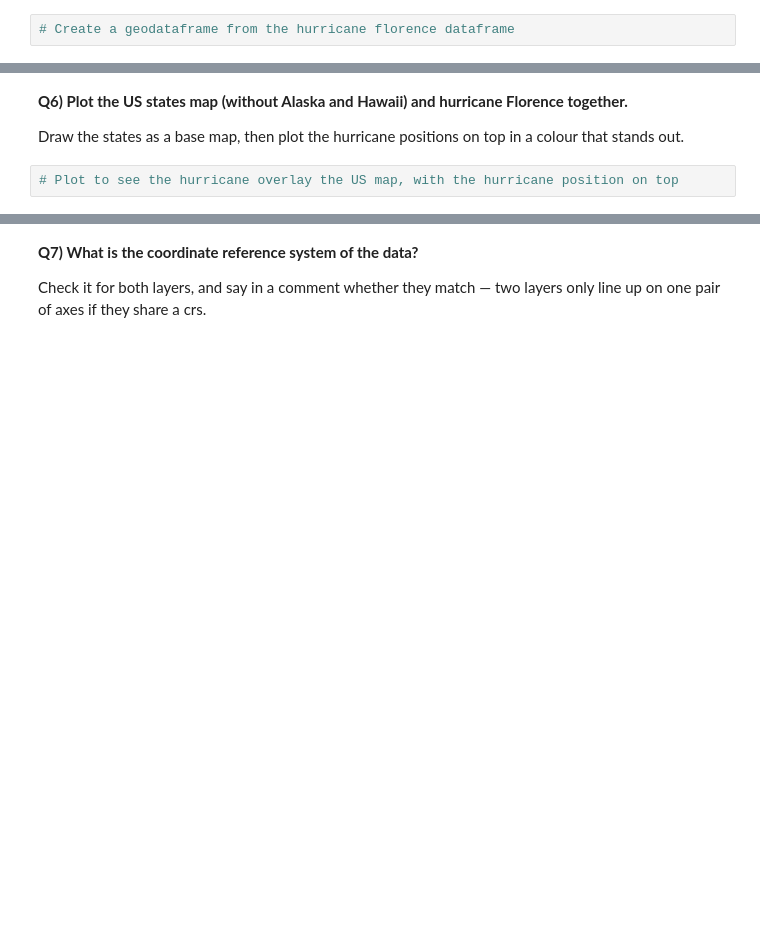
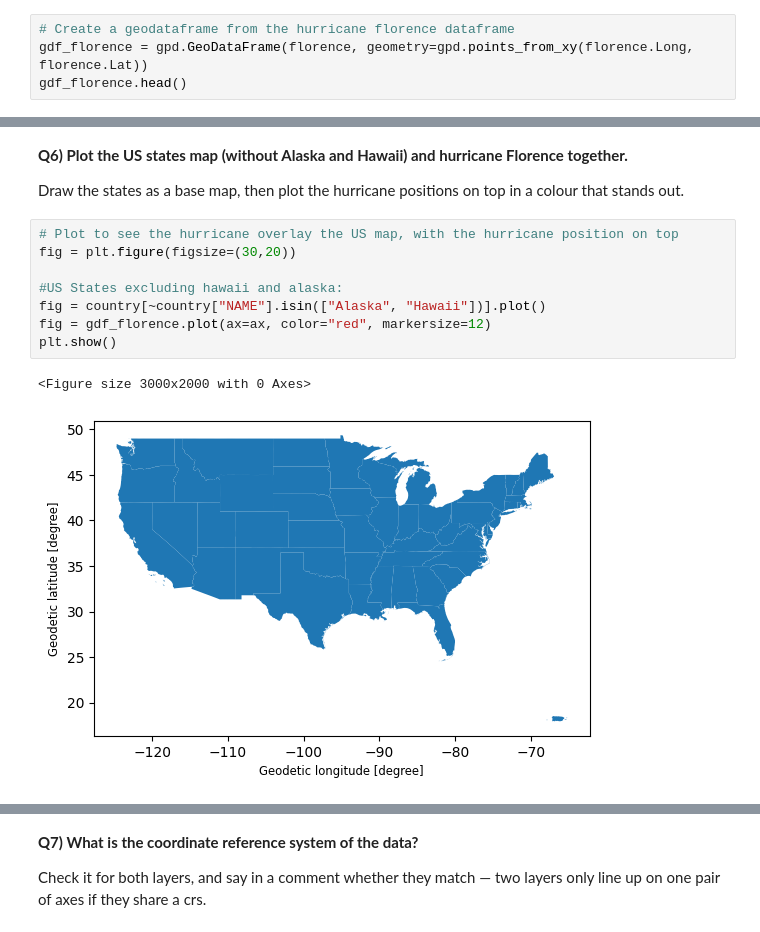
Before and after one commit to emmagiometti/A2026_Intro_Python, a Jupyter notebook: FEEDBACK_GIOMETTI_1_6_env_exercise.ipynb, the cells around one changed output, grey strips where cells are left out. Cells and saved outputs as stored; diff of their text form; blank space fills up the shorter version.

```diff
--- a/FEEDBACK_GIOMETTI_1_6_env_exercise.ipynb
+++ b/FEEDBACK_GIOMETTI_1_6_env_exercise.ipynb
@@ -108,3 +149,5 @@ Build the geometry column from the `Long` and `Lat` columns with
 and call the result `gdf_florence`. Then look at its first few rows.
 # %%
 # Create a geodataframe from the hurricane florence dataframe
+gdf_florence = gpd.GeoDataFrame(florence, geometry=gpd.points_from_xy(florence.Long, florence.Lat))
+gdf_florence.head()
@@ -115,3 +165,12 @@ Draw the states as a base map, then plot the hurricane positions on top in a col
 out.
 # %%
 # Plot to see the hurricane overlay the US map, with the hurricane position on top
+fig = plt.figure(figsize=(30,20))
+
+#US States excluding hawaii and alaska:
+fig = country[~country["NAME"].isin(["Alaska", "Hawaii"])].plot()
+fig = gdf_florence.plot(ax=ax, color="red", markersize=12)
+plt.show()
+# %% [output]
+<Figure size 3000x2000 with 0 Axes>
+[figure, added]
```
Also changed, not shown: parts of 13 cells of this notebook.
